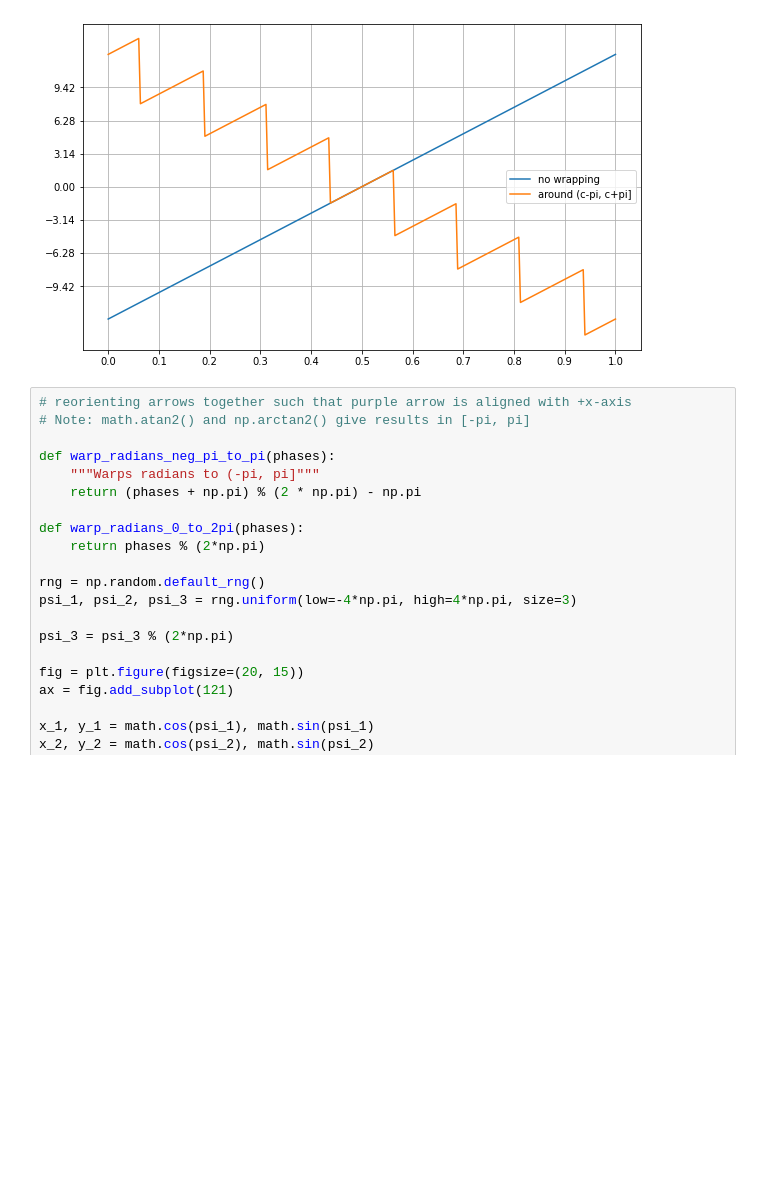
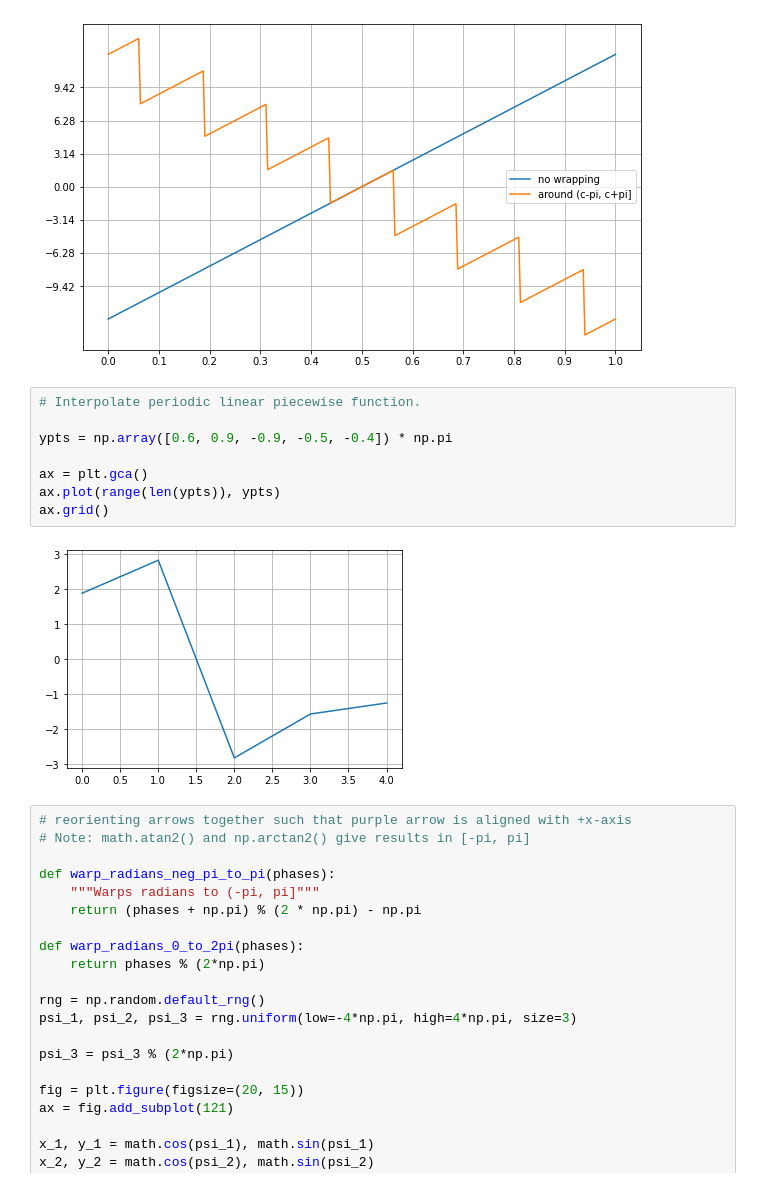
Before and after one commit to fireofearth/document, a Jupyter notebook: python/doc.composite.ipynb, the cells around one changed output. Drawn from its saved outputs; the diff is of its cells as text; blank space fills up the shorter version.

```diff
--- a/python/doc.composite.ipynb
+++ b/python/doc.composite.ipynb
@@ -102,6 +102,16 @@ ax.legend()
 ax.grid()
 # %% [output]
 [figure]
+# %%
+# Interpolate periodic linear piecewise function.
+
+ypts = np.array([0.6, 0.9, -0.9, -0.5, -0.4]) * np.pi
+
+ax = plt.gca()
+ax.plot(range(len(ypts)), ypts)
+ax.grid()
+# %% [output]
+[figure, added]
 # %%
 # reorienting arrows together such that purple arrow is aligned with +x-axis
 # Note: math.atan2() and np.arctan2() give results in [-pi, pi]
```
Also changed, not shown: parts of 1 cell of this notebook, 12 other files.
